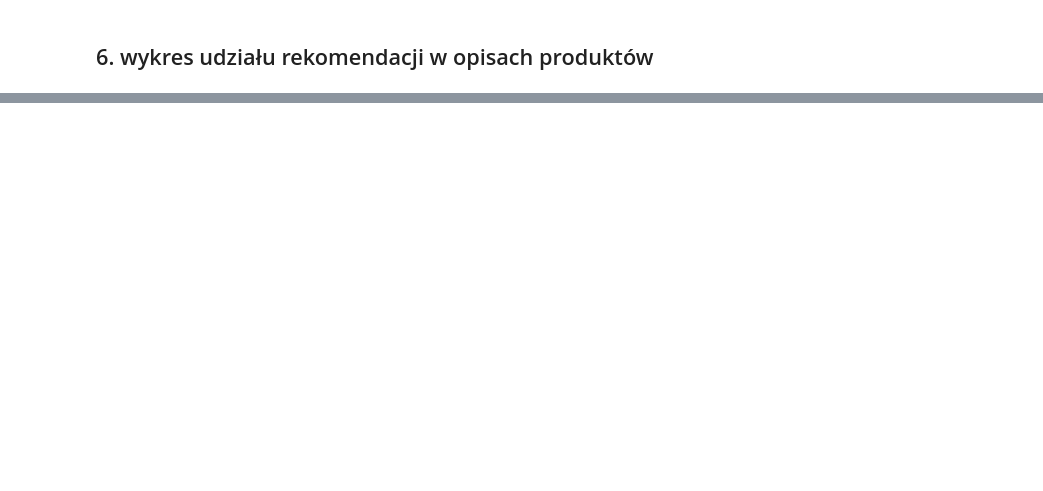
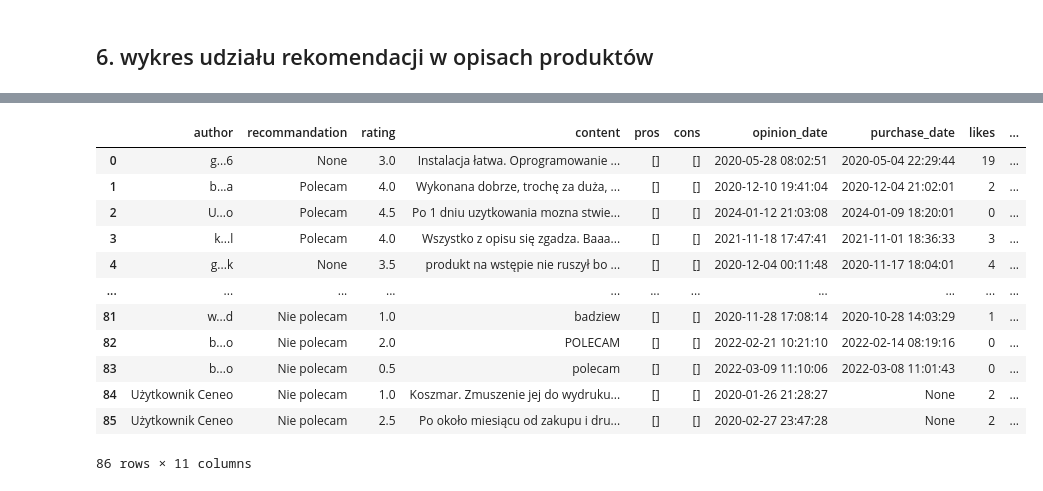
Before and after one commit to SebastianPagacz/CeneoScraperSP, a Jupyter notebook: analyze.ipynb, the cells around one changed output, grey strips where cells are left out. Saved outputs shown, nothing was run; the diff lists cells and outputs as text; code cells hidden in the pictures; blank space fills up the shorter version.

```diff
--- a/analyze.ipynb
+++ b/analyze.ipynb
@@ -27,0 +74,16 @@ avrage =
+# %%
+opinions
+# %% [output]
+|  | author | recommandation | rating | content | pros | cons | opinion_date | purchase_date | likes | ... |
+| 0 | g...6 | None | 3.0 | Instalacja łatwa. Oprogramowanie ... | [] | [] | 2020-05-28 08:02:51 | 2020-05-04 22:29:44 | 19 | ... |
+| 1 | b...a | Polecam | 4.0 | Wykonana dobrze, trochę za duża, ... | [] | [] | 2020-12-10 19:41:04 | 2020-12-04 21:02:01 | 2 | ... |
+| 2 | U...o | Polecam | 4.5 | Po 1 dniu uzytkowania mozna stwie... | [] | [] | 2024-01-12 21:03:08 | 2024-01-09 18:20:01 | 0 | ... |
+| 3 | k...l | Polecam | 4.0 | Wszystko z opisu się zgadza. Baaa... | [] | [] | 2021-11-18 17:47:41 | 2021-11-01 18:36:33 | 3 | ... |
+| 4 | g...k | None | 3.5 | produkt na wstępie nie ruszył bo ... | [] | [] | 2020-12-04 00:11:48 | 2020-11-17 18:04:01 | 4 | ... |
+| ... | ... | ... | ... | ... | ... | ... | ... | ... | ... | ... |
+| 81 | w...d | Nie polecam | 1.0 | badziew | [] | [] | 2020-11-28 17:08:14 | 2020-10-28 14:03:29 | 1 | ... |
+| 82 | b...o | Nie polecam | 2.0 | POLECAM | [] | [] | 2022-02-21 10:21:10 | 2022-02-14 08:19:16 | 0 | ... |
+| 83 | b...o | Nie polecam | 0.5 | polecam | [] | [] | 2022-03-09 11:10:06 | 2022-03-08 11:01:43 | 0 | ... |
+| 84 | Użytkownik Ceneo | Nie polecam | 1.0 | Koszmar. Zmuszenie jej do wydruku... | [] | [] | 2020-01-26 21:28:27 | None | 2 | ... |
+| 85 | Użytkownik Ceneo | Nie polecam | 2.5 | Po około miesiącu od zakupu i dru... | [] | [] | 2020-02-27 23:47:28 | None | 2 | ... |
+86 rows × 11 columns
```
Also changed, not shown: parts of 9 cells of this notebook, 5 other files.
